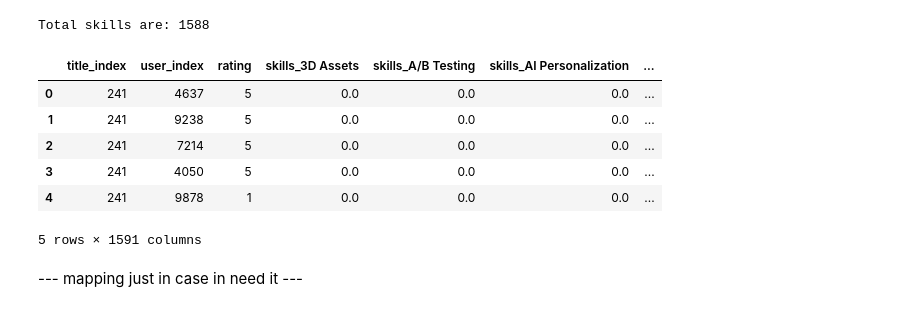
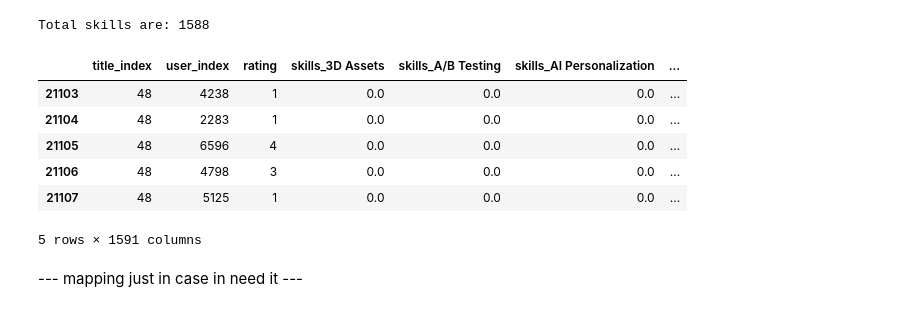
Before and after one commit to cmd-HMN/Recomendation-System, a Jupyter notebook: recommendation.ipynb, the cells around one changed output. Drawn from its saved outputs; the diff is of its cells as text; code cells hidden in the pictures.

```diff
--- a/recommendation.ipynb
+++ b/recommendation.ipynb
@@ -76,14 +77,14 @@ skill_onehot = pd.get_dummies(skills).astype(int).groupby('title_index').max().r
 # %%
 user_data = user_data.merge(skill_onehot, on='title_index', how='left').fillna(0)
 # %%
-user_data.head()
+user_data.tail()
 # %% [output]
 |  | title_index | user_index | rating | skills_3D Assets | skills_A/B Testing | skills_AI Personalization | ... |
-| 0 | 241 | 4637 | 5 | 0.0 | 0.0 | 0.0 | ... |
-| 1 | 241 | 9238 | 5 | 0.0 | 0.0 | 0.0 | ... |
-| 2 | 241 | 7214 | 5 | 0.0 | 0.0 | 0.0 | ... |
-| 3 | 241 | 4050 | 5 | 0.0 | 0.0 | 0.0 | ... |
-| 4 | 241 | 9878 | 1 | 0.0 | 0.0 | 0.0 | ... |
+| 21103 | 48 | 4238 | 1 | 0.0 | 0.0 | 0.0 | ... |
+| 21104 | 48 | 2283 | 1 | 0.0 | 0.0 | 0.0 | ... |
+| 21105 | 48 | 6596 | 4 | 0.0 | 0.0 | 0.0 | ... |
+| 21106 | 48 | 4798 | 3 | 0.0 | 0.0 | 0.0 | ... |
+| 21107 | 48 | 5125 | 1 | 0.0 | 0.0 | 0.0 | ... |
 5 rows × 1591 columns
 # %% [markdown]
 --- mapping just in case in need it ---
```
Also changed, not shown: parts of 13 cells of this notebook, 10 other files.
